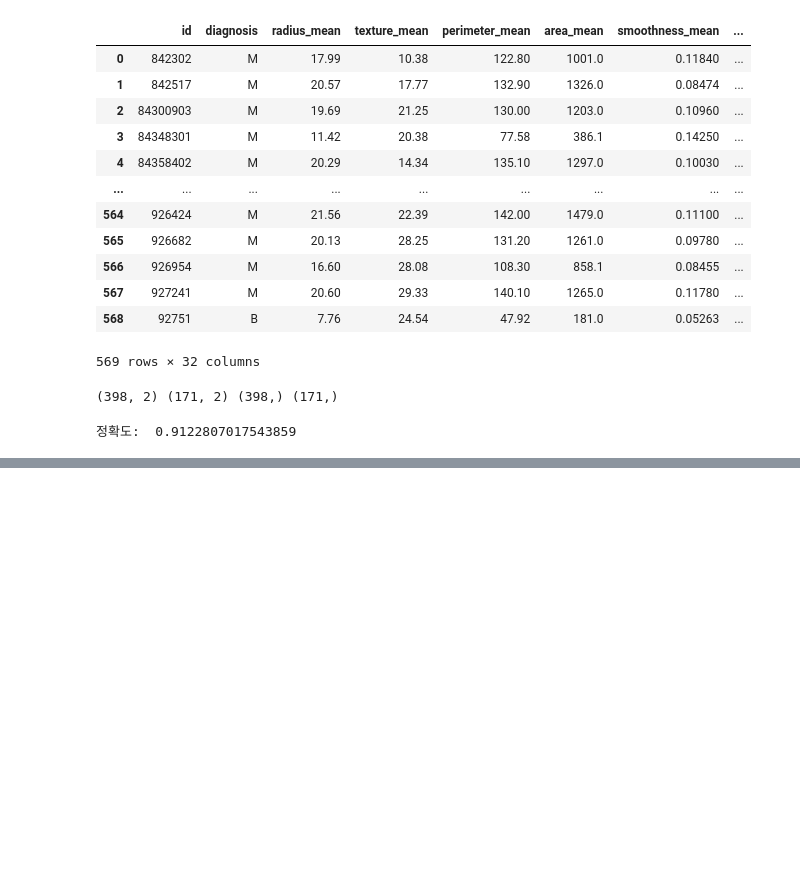
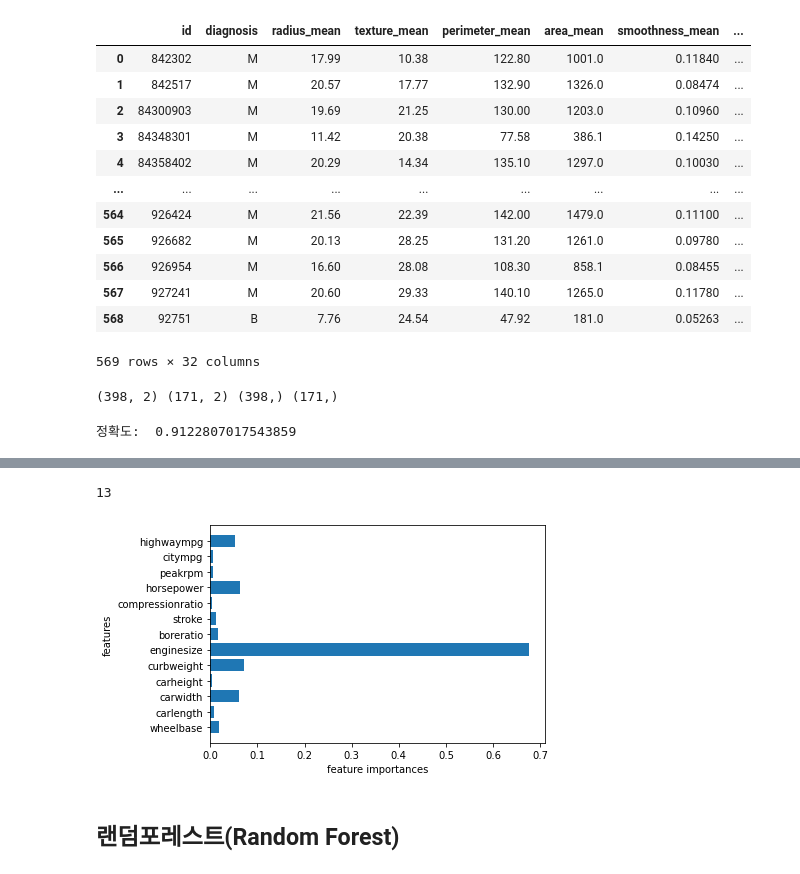
Before and after one commit to djimme/Python_selftraining, a Jupyter notebook: BigData06-08.ipynb, the cells around one changed output, grey strips where cells are left out. Saved outputs shown, nothing was run; the diff lists cells and outputs as text; code cells hidden in the pictures; blank space fills up the shorter version.

```diff
--- a/BigData06-08.ipynb
+++ b/BigData06-08.ipynb
@@ -213,0 +326,5 @@ print('정확도: {}%'.format(round(test_rcll*100,2)))
+# %%
+from sklearn.model_selection import train_test_split
+
+X_train, X_test, y_train, y_test = train_test_split(df_X, df_Y, train_size=0.7, random_state=1)
+print(X_train.shape, X_test.shape, y_train.shape, y_test.shape)
@@ -213,0 +333,19 @@ print('정확도: {}%'.format(round(test_rcll*100,2)))
+# %%
+from sklearn.ensemble import AdaBoostRegressor
+import numpy as np
+
+adaReg = AdaBoostRegressor(base_estimator=None)
+
+pred = adaReg.fit(X_train, y_train).predict(X_test)
+
+from sklearn.metrics import mean_absolute_error, mean_squared_error
+
+mse = mean_squared_error(y_true= y_test, y_pred = pred)
+rmse = np.sqrt(mse)
+mae = mean_absolute_error(y_true=y_test, y_pred=pred)
+acc = adaReg.score(X_test, y_test)
+
+print('MSE\t{}'.format(round(mse, 3)))
+print('RMSE\t{}'.format(round(rmse, 3)))
+print('MAE\t{}'.format(round(mae,3)))
+print('Accuracy score\t{}%'.format(round(acc*100,3)))
@@ -213,0 +375,3 @@ print('정확도: {}%'.format(round(test_rcll*100,2)))
+# %%
+f_imp = adaReg.feature_importances_
+f_imp
@@ -213,0 +401,18 @@ print('정확도: {}%'.format(round(test_rcll*100,2)))
+# %%
+import matplotlib.pyplot as plt
+
+n_features = X_train.shape[1]
+n_features
+# %% [output]
+13
+# %%
+plt.barh(range(n_features), f_imp, align='center')
+plt.yticks(np.arange(n_features), df_X.columns)
+plt.xlabel('feature importances')
+plt.ylabel('features')
+plt.ylim(-1, n_features)
+plt.show()
+# %% [output]
+[figure, added]
+# %% [markdown]
+## 랜덤포레스트(Random Forest)
```
Also changed, not shown: parts of 45 cells of this notebook, 3 other files.
